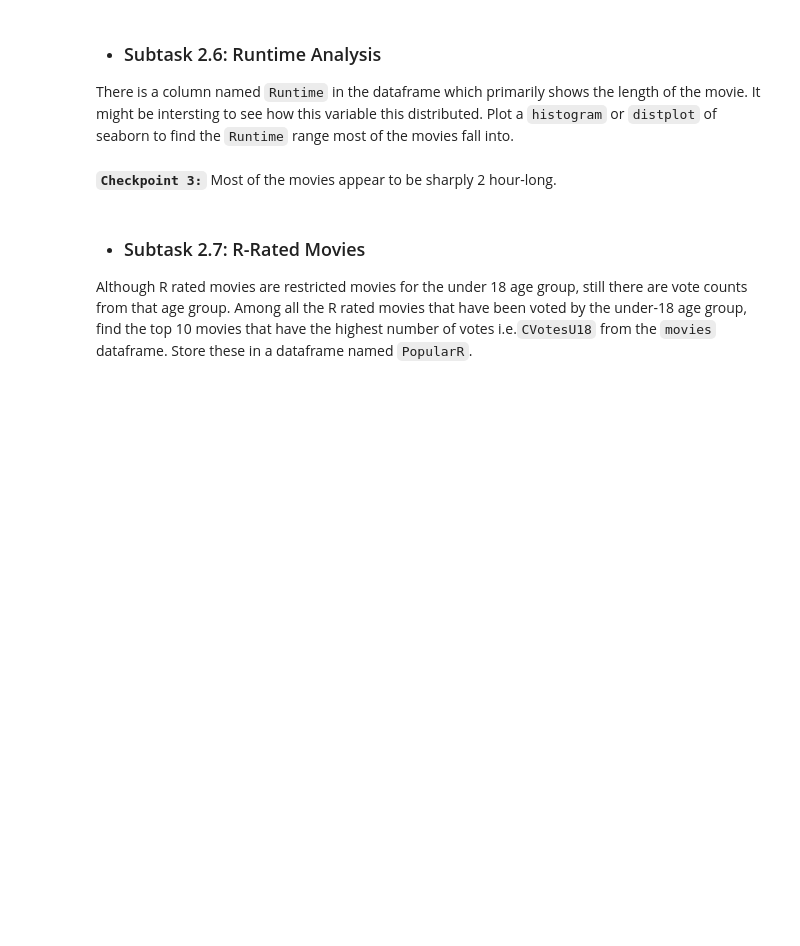
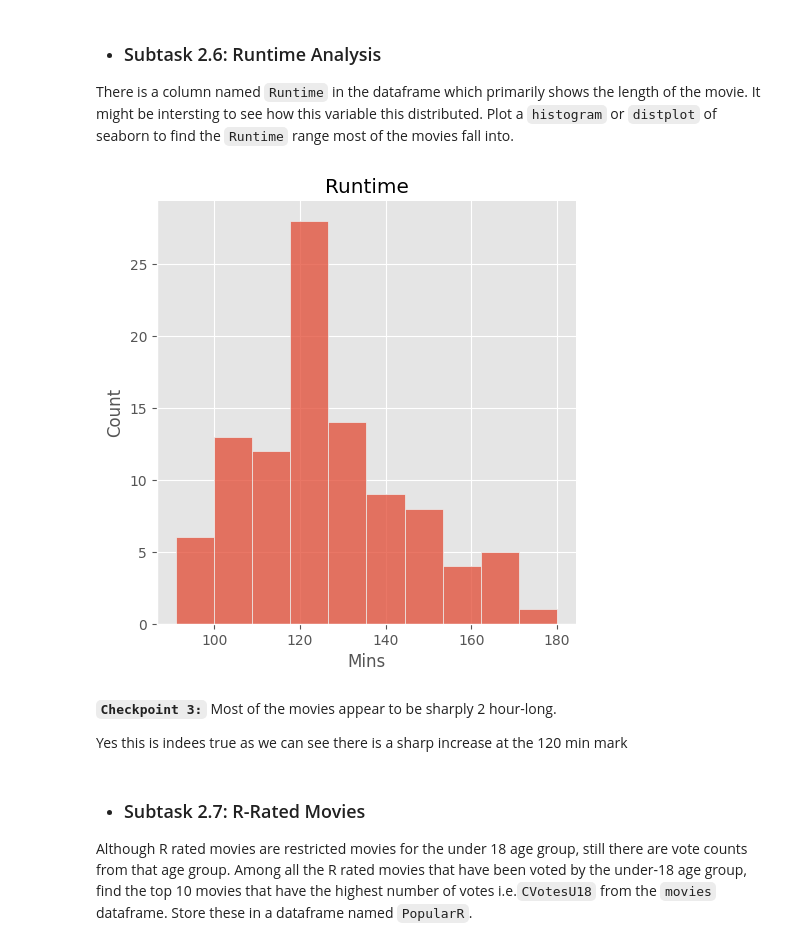
Before and after one commit to ussahil/IMbD-anlysis, a Jupyter notebook: IMDb+Movie+Assignment_stub.ipynb, the cells around one changed output. Saved outputs shown, nothing was run; the diff lists cells and outputs as text; code cells hidden in the pictures; blank space fills up the shorter version.

```diff
--- a/IMDb+Movie+Assignment_stub.ipynb
+++ b/IMDb+Movie+Assignment_stub.ipynb
@@ -282,0 +281,10 @@ Find out the top 5 popular trios, and output their names in a list.
+# %%
+# Write your code here
+# Summation
+movies['most_pop_trio'] = movies['actor_1_facebook_likes'] + movies['actor_2_facebook_likes'] + movies['actor_3_facebook_likes']
+# Sorting
+popular_trio =movies.sort_values('most_pop_trio',ascending=False).head()
+# Finding the actors name
+popular_trio_names= popular_trio.loc[:,['actor_1_name','actor_2_name','actor_3_name']]
+# printing the name
+popular_trio_names
@@ -314,8 +341,16 @@ You can do a manual inspection of the top 5 popular trios you have found in the
 There is a column named `Runtime` in the dataframe which primarily shows the length of the movie. It might be intersting to see how this variable this distributed. Plot a `histogram` or `distplot` of seaborn to find the `Runtime` range most of the movies fall into.
 # %%
 # Runtime histogram/density plot
+sns.displot(movies.Runtime)
+plt.title('Runtime')
+plt.xlabel('Mins')
+plt.show()
+# %% [output]
+[figure, added]
 # %% [markdown]
 **`Checkpoint 3:`** Most of the movies appear to be sharply 2 hour-long.
+
+Yes this is indees true as we can see there is a sharp increase at the 120 min mark
 # %% [markdown]
 - ### Subtask 2.7: R-Rated Movies
 
```
Also changed, not shown: parts of 36 cells of this notebook.
